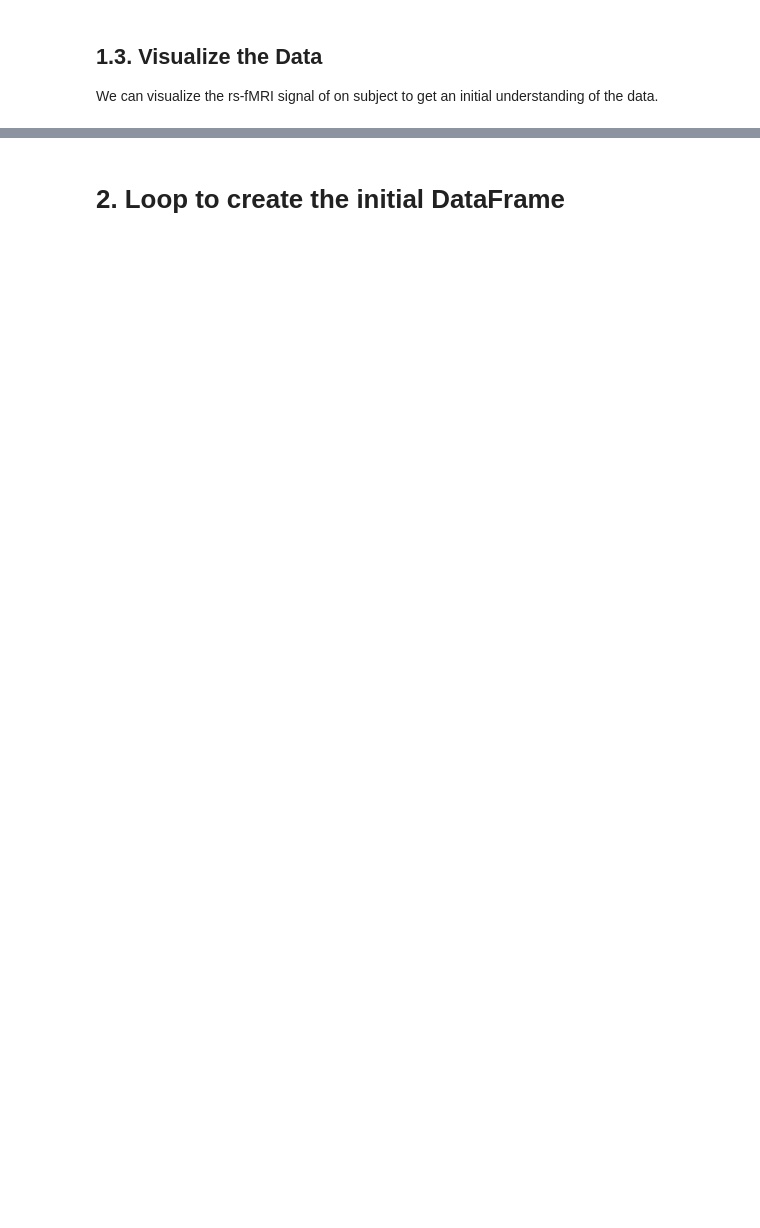
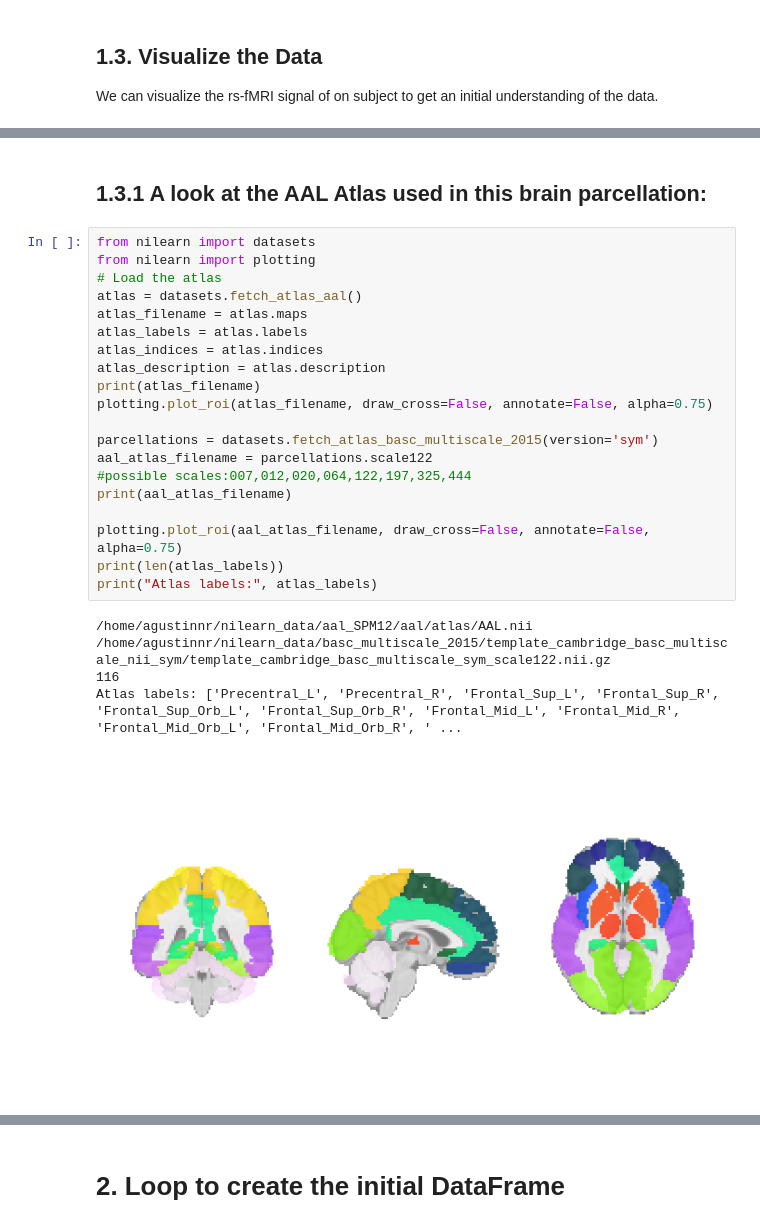
Before and after one commit to AgustinNR/BrainHack-BsAs-Humai-Team1, a Jupyter notebook: ADHD-fRMI-ROI-Classification-Project.ipynb, the cells around one changed output, grey strips where cells are left out. Cells and saved outputs as stored; diff of their text form; blank space fills up the shorter version.

Commit message:
Brain atlas and phenotypic added, vector corrected

```diff
--- a/ADHD-fRMI-ROI-Classification-Project.ipynb
+++ b/ADHD-fRMI-ROI-Classification-Project.ipynb
@@ -91,0 +92,28 @@ plt.show()
+# %% [markdown]
+## 1.3.1 A look at the AAL Atlas used in this brain parcellation:
+# %%
+from nilearn import datasets
+from nilearn import plotting
+# Load the atlas
+atlas = datasets.fetch_atlas_aal()
+atlas_filename = atlas.maps
+atlas_labels = atlas.labels
+atlas_indices = atlas.indices
+atlas_description = atlas.description
+print(atlas_filename)
+plotting.plot_roi(atlas_filename, draw_cross=False, annotate=False, alpha=0.75)
+
+parcellations = datasets.fetch_atlas_basc_multiscale_2015(version='sym')
+aal_atlas_filename = parcellations.scale122
+#possible scales:007,012,020,064,122,197,325,444
+print(aal_atlas_filename)
+
+plotting.plot_roi(aal_atlas_filename, draw_cross=False, annotate=False, alpha=0.75)
+print(len(atlas_labels))
+print("Atlas labels:", atlas_labels)
+# %% [output]
+/home/agustinnr/nilearn_data/aal_SPM12/aal/atlas/AAL.nii
+/home/agustinnr/nilearn_data/basc_multiscale_2015/template_cambridge_basc_multiscale_nii_sym/template_cambridge_basc_multiscale_sym_scale122.nii.gz
+116
+Atlas labels: ['Precentral_L', 'Precentral_R', 'Frontal_Sup_L', 'Frontal_Sup_R', 'Frontal_Sup_Orb_L', 'Frontal_Sup_Orb_R', 'Frontal_Mid_L', 'Frontal_Mid_R', 'Frontal_Mid_Orb_L', 'Frontal_Mid_Orb_R', ' ...
+[figure, added]
```
Also changed, not shown: parts of 14 cells of this notebook, 1 other file.
